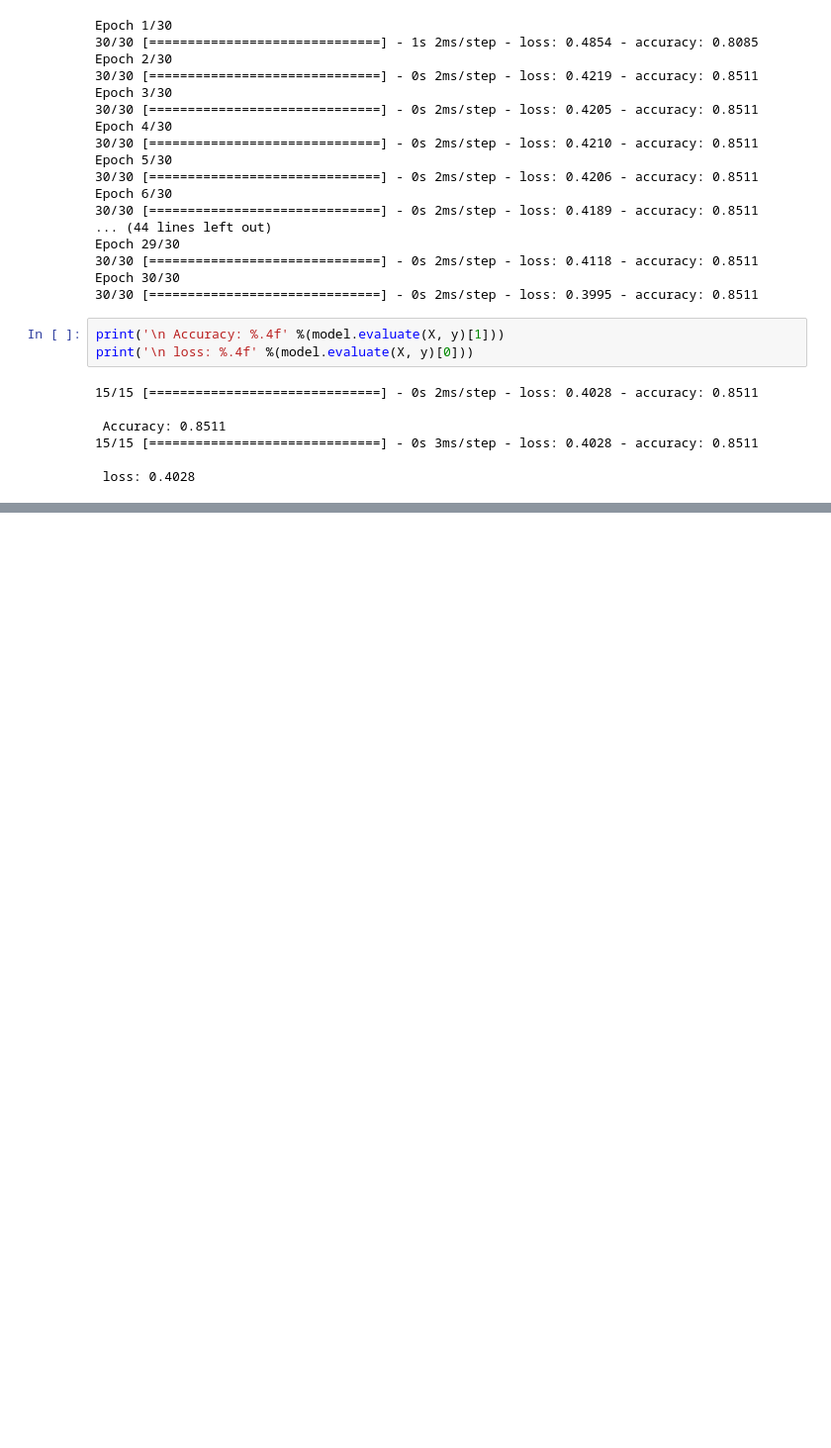
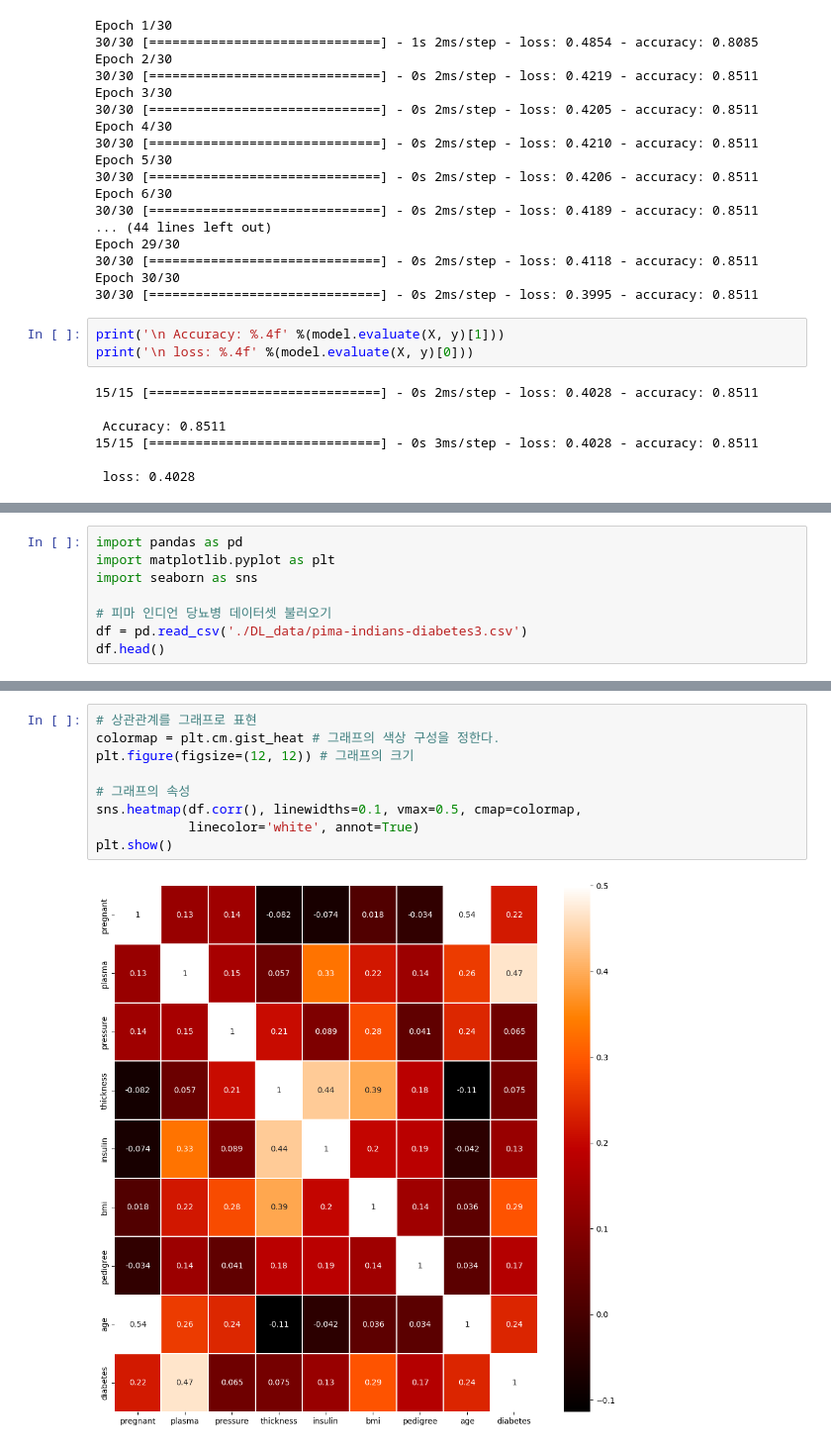
Before and after one commit to Minhyeok-kimm/TIL, a Jupyter notebook: ML_DL/class_deeplearning.ipynb, the cells around one changed output, grey strips where cells are left out. Shown at 99% size. Cells and saved outputs as stored; diff of their text form; blank space fills up the shorter version.

```diff
--- a/ML_DL/class_deeplearning.ipynb
+++ b/ML_DL/class_deeplearning.ipynb
@@ -303,0 +306,8 @@ print('\n loss: %.4f' %(model.evaluate(X, y)[0]))
+# %%
+import pandas as pd
+import matplotlib.pyplot as plt
+import seaborn as sns
+
+# 피마 인디언 당뇨병 데이터셋 불러오기
+df = pd.read_csv('./DL_data/pima-indians-diabetes3.csv')
+df.head()
@@ -303,0 +355,11 @@ print('\n loss: %.4f' %(model.evaluate(X, y)[0]))
+# %%
+# 상관관계를 그래프로 표현
+colormap = plt.cm.gist_heat # 그래프의 색상 구성을 정한다.
+plt.figure(figsize=(12, 12)) # 그래프의 크기
+
+# 그래프의 속성
+sns.heatmap(df.corr(), linewidths=0.1, vmax=0.5, cmap=colormap,
+            linecolor='white', annot=True)
+plt.show()
+# %% [output]
+[figure, added]
```
Also changed, not shown: parts of 46 cells of this notebook, 1 other file.
